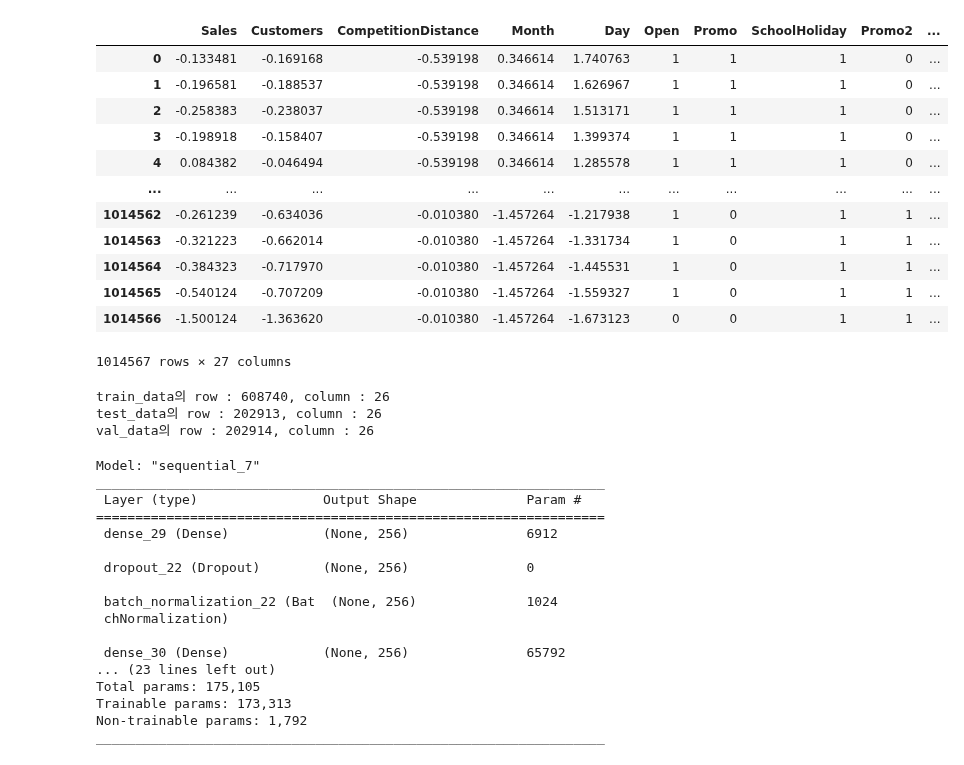
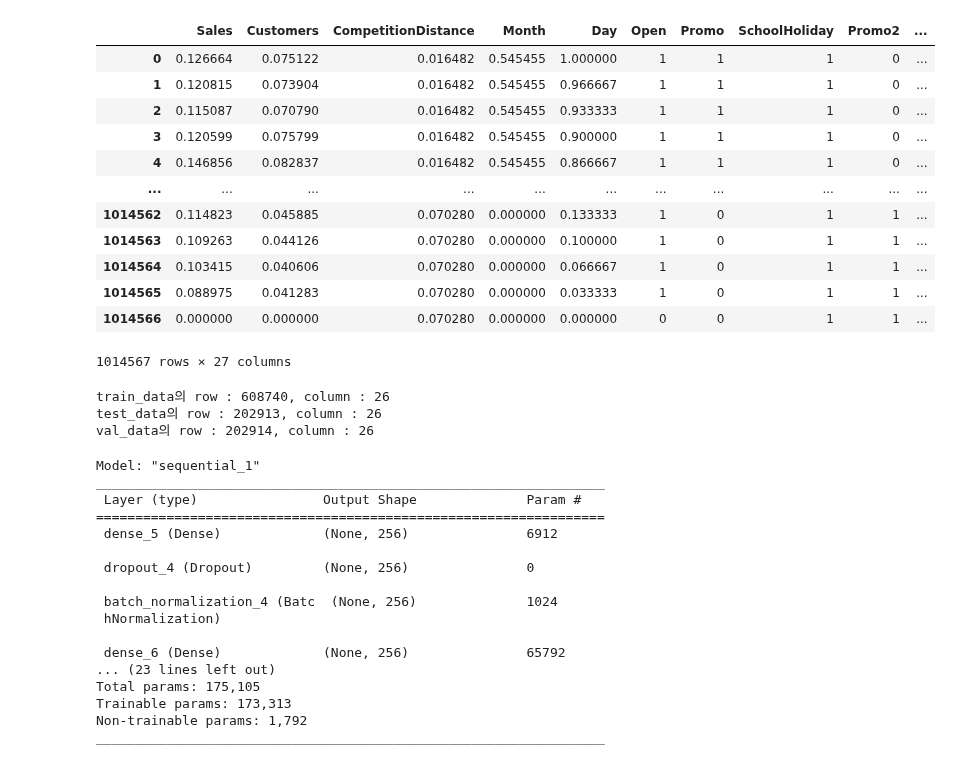
Before and after one commit to daebeobkim/python-bigdata, a Jupyter notebook: 딥러닝/what.ipynb, the cells around one changed output. Cells and saved outputs as stored; diff of their text form; code cells hidden in the pictures.

```diff
--- a/딥러닝/what.ipynb
+++ b/딥러닝/what.ipynb
@@ -57,45 +57,45 @@ data = data.drop(['Store'],axis=1)
 
 # 데이터 분리(수치형, 범주형)
 digital_cols = ['Sales', 'Customers', 'CompetitionDistance', 'Month', 'Day']
 digital_data = data[digital_cols]
 digital_data = pd.DataFrame(digital_data.values, columns = digital_cols)
 digital_data
 # 표준화
-scaler = StandardScaler().fit(digital_data)
+scaler = MinMaxScaler().fit(digital_data)
 digital_data = pd.DataFrame(scaler.transform(digital_data),index = digital_data.index, columns = digital_cols)
 
 categorey_clos = data.columns.drop(digital_cols)
 categorey_data = data[categorey_clos]
 categorey_data = pd.DataFrame(categorey_data.values, columns = categorey_clos)
 
 # 인코딩
 onehotencoding_cols = ['StateHoliday', 'StoreType', 'Assortment', 'DayOfWeek']
 categorey_data = pd.get_dummies(data=categorey_data, columns=onehotencoding_cols)
 
 
 # 데이터 병합
 data = pd.concat([digital_data, categorey_data], axis = 1)
 
 # 형 통일
 data = data.astype({'Promo2':'int', 'StateHoliday_b':'int', 'StateHoliday_c':'int', 'StateHoliday_d':'int', 'StoreType_a':'int', 'StoreType_b':'int', 'StoreType_c':'int', 'StoreType_d':'int'})
 data = data.astype({'Assortment_a':'int', 'Assortment_b':'int', 'Assortment_c':'int', 'DayOfWeek_1':'int', 'DayOfWeek_2':'int', 'DayOfWeek_3':'int', 'DayOfWeek_4':'int', 'DayOfWeek_5':'int', 'DayOfWeek_6':'int', 'DayOfWeek_7':'int'})
 
 pd.options.display.max_columns = None
 data['StateHoliday_a'] = data['StateHoliday_a'].replace({True: 1, False: 0})
 data
 # %% [output]
 |  | Sales | Customers | CompetitionDistance | Month | Day | Open | Promo | SchoolHoliday | Promo2 | ... |
-| 0 | -0.133481 | -0.169168 | -0.539198 | 0.346614 | 1.740763 | 1 | 1 | 1 | 0 | ... |
-| 1 | -0.196581 | -0.188537 | -0.539198 | 0.346614 | 1.626967 | 1 | 1 | 1 | 0 | ... |
-| 2 | -0.258383 | -0.238037 | -0.539198 | 0.346614 | 1.513171 | 1 | 1 | 1 | 0 | ... |
-| 3 | -0.198918 | -0.158407 | -0.539198 | 0.346614 | 1.399374 | 1 | 1 | 1 | 0 | ... |
-| 4 | 0.084382 | -0.046494 | -0.539198 | 0.346614 | 1.285578 | 1 | 1 | 1 | 0 | ... |
+| 0 | 0.126664 | 0.075122 | 0.016482 | 0.545455 | 1.000000 | 1 | 1 | 1 | 0 | ... |
+| 1 | 0.120815 | 0.073904 | 0.016482 | 0.545455 | 0.966667 | 1 | 1 | 1 | 0 | ... |
+| 2 | 0.115087 | 0.070790 | 0.016482 | 0.545455 | 0.933333 | 1 | 1 | 1 | 0 | ... |
+| 3 | 0.120599 | 0.075799 | 0.016482 | 0.545455 | 0.900000 | 1 | 1 | 1 | 0 | ... |
+| 4 | 0.146856 | 0.082837 | 0.016482 | 0.545455 | 0.866667 | 1 | 1 | 1 | 0 | ... |
 | ... | ... | ... | ... | ... | ... | ... | ... | ... | ... | ... |
-| 1014562 | -0.261239 | -0.634036 | -0.010380 | -1.457264 | -1.217938 | 1 | 0 | 1 | 1 | ... |
-| 1014563 | -0.321223 | -0.662014 | -0.010380 | -1.457264 | -1.331734 | 1 | 0 | 1 | 1 | ... |
-| 1014564 | -0.384323 | -0.717970 | -0.010380 | -1.457264 | -1.445531 | 1 | 0 | 1 | 1 | ... |
-| 1014565 | -0.540124 | -0.707209 | -0.010380 | -1.457264 | -1.559327 | 1 | 0 | 1 | 1 | ... |
-| 1014566 | -1.500124 | -1.363620 | -0.010380 | -1.457264 | -1.673123 | 0 | 0 | 1 | 1 | ... |
+| 1014562 | 0.114823 | 0.045885 | 0.070280 | 0.000000 | 0.133333 | 1 | 0 | 1 | 1 | ... |
+| 1014563 | 0.109263 | 0.044126 | 0.070280 | 0.000000 | 0.100000 | 1 | 0 | 1 | 1 | ... |
+| 1014564 | 0.103415 | 0.040606 | 0.070280 | 0.000000 | 0.066667 | 1 | 0 | 1 | 1 | ... |
+| 1014565 | 0.088975 | 0.041283 | 0.070280 | 0.000000 | 0.033333 | 1 | 0 | 1 | 1 | ... |
+| 1014566 | 0.000000 | 0.000000 | 0.070280 | 0.000000 | 0.000000 | 0 | 0 | 1 | 1 | ... |
 1014567 rows × 27 columns
 # %%
 target_col = 'Sales'
@@ -153,18 +153,18 @@ checkpoint = tf.keras.callbacks.ModelCheckpoint(filepath=model_path , monitor='v
 
 model.summary()
 # %% [output]
-Model: "sequential_7"
+Model: "sequential_1"
 _________________________________________________________________
  Layer (type)                Output Shape              Param #
 =================================================================
- dense_29 (Dense)            (None, 256)               6912
+ dense_5 (Dense)             (None, 256)               6912
 
- dropout_22 (Dropout)        (None, 256)               0
+ dropout_4 (Dropout)         (None, 256)               0
 
- batch_normalization_22 (Bat  (None, 256)              1024
- chNormalization)
+ batch_normalization_4 (Batc  (None, 256)              1024
+ hNormalization)
 
- dense_30 (Dense)            (None, 256)               65792
+ dense_6 (Dense)             (None, 256)               65792
 ... (23 lines left out)
 Total params: 175,105
 Trainable params: 173,313
```
Also changed, not shown: parts of 4 cells of this notebook.
